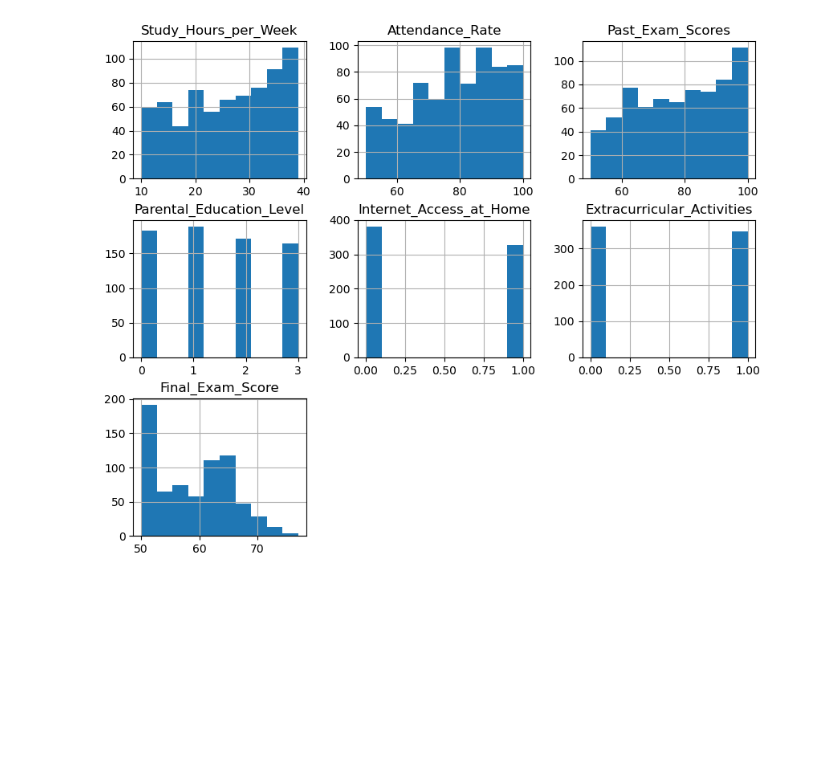
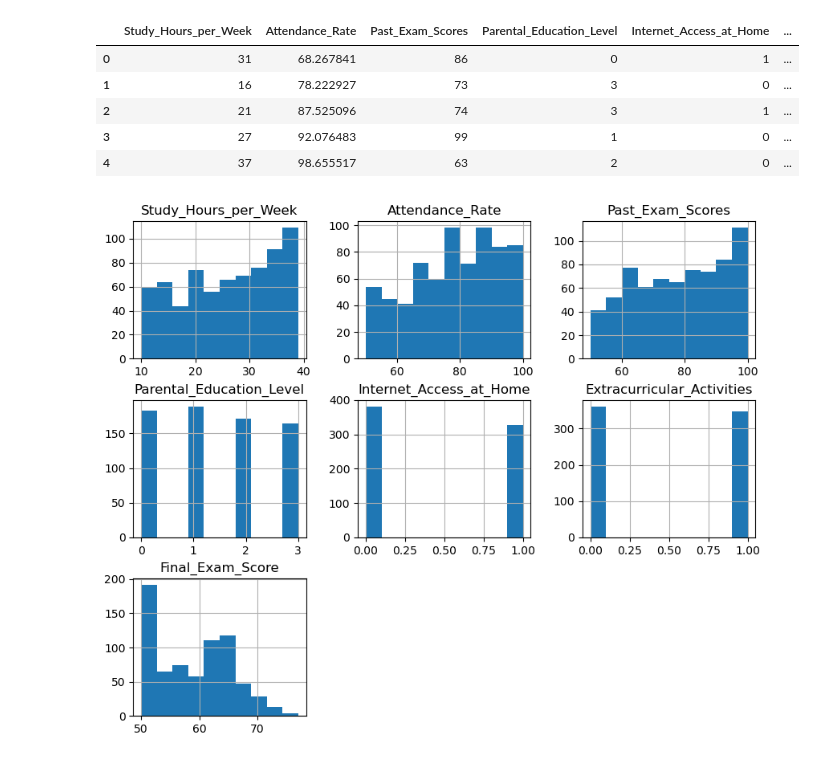
Before and after one commit to OnyeeVeee/what-if-simulator, a Jupyter notebook: notebooks/02_eda.ipynb, the cells around one changed output. Cells and saved outputs as stored; diff of their text form; code cells hidden in the pictures; blank space fills up the shorter version.

```diff
--- a/notebooks/02_eda.ipynb
+++ b/notebooks/02_eda.ipynb
@@ -3,6 +3,16 @@ import numpy as np
 import pandas as pd
 import matplotlib.pyplot as plt
 import seaborn as sns
+# %%
+df = pd.read_csv("../data/processed/cleaned_student_data.csv")
+df.head()
+# %% [output]
+|  | Study_Hours_per_Week | Attendance_Rate | Past_Exam_Scores | Parental_Education_Level | Internet_Access_at_Home | ... |
+| 0 | 31 | 68.267841 | 86 | 0 | 1 | ... |
+| 1 | 16 | 78.222927 | 73 | 3 | 0 | ... |
+| 2 | 21 | 87.525096 | 74 | 3 | 1 | ... |
+| 3 | 27 | 92.076483 | 99 | 1 | 0 | ... |
+| 4 | 37 | 98.655517 | 63 | 2 | 0 | ... |
 # %%
 df.hist(figsize=(10,8))
 plt.show()
```
Also changed, not shown: parts of 5 cells of this notebook, 5 other files.
